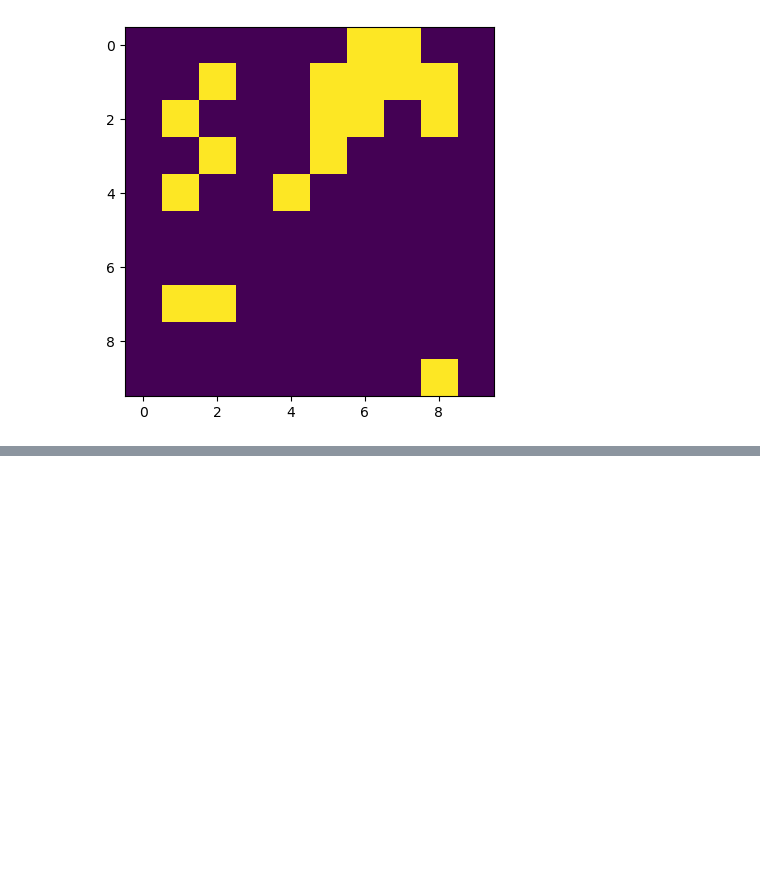
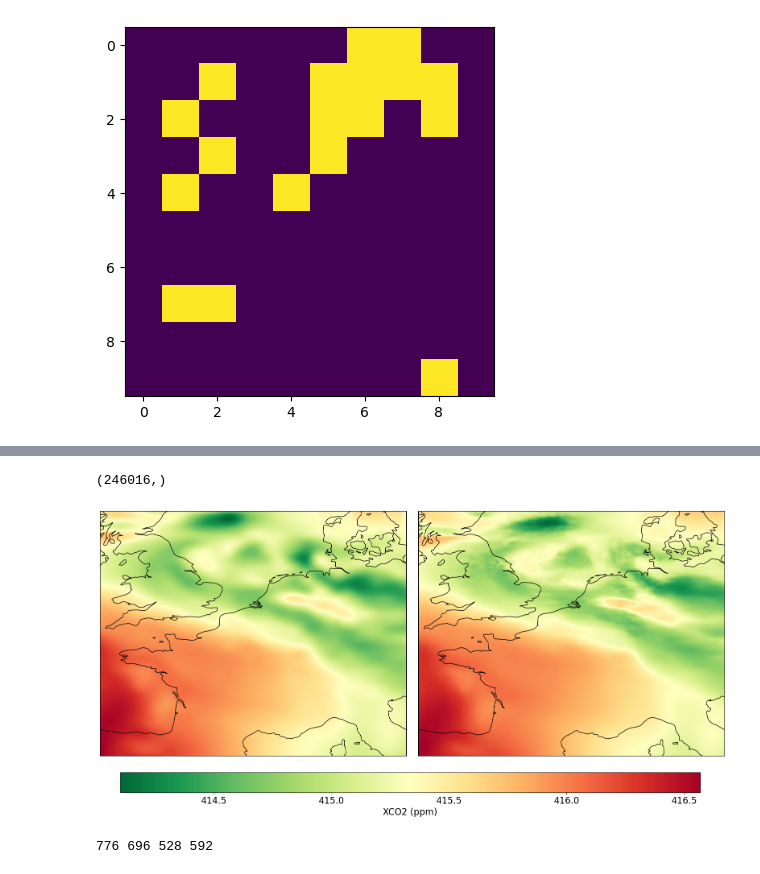
Before and after one commit to ar1619/DBPN_2, a Jupyter notebook: LST.ipynb, the cells around one changed output, grey strips where cells are left out. Cells and saved outputs as stored; diff of their text form; code cells hidden in the pictures; blank space fills up the shorter version.

```diff
--- a/LST.ipynb
+++ b/LST.ipynb
@@ -132,0 +173,56 @@ plt.imshow(label_lr)
+# %%
+x  = np.arange(0, 32)
+y  = np.arange(0, 32)
+europe_bicubic = RegularGridInterpolator((x, y), europe_lr, method='cubic')
+# %%
+# best_lat = 8
+# best_lon = 10
+x_sr = np.arange(0, 31, 1/16)
+y_sr = np.arange(0, 31, 1/16)
+xv, yv = np.meshgrid(x_sr, y_sr)
+xv = xv.flatten()
+yv = yv.flatten()
+values = np.concatenate((xv[:, np.newaxis], yv[:, np.newaxis]), axis=1)
+# values = np.array([best_lat, best_lon])
+bic_europe = europe_bicubic(values)
+print(bic_europe.shape)
+# bic_europe = np.reshape(bic_europe, (16*15, 16*19))
+# print(bic_europe)
+# bic_europe = np.reshape(bic_europe, (3, 3))
+# plt.imshow(bic_europe)
+# %% [output]
+(246016,)
+# %%
+bic_europe = np.reshape(bic_europe, (16*31, 16*31))
+bic_europe = np.transpose(bic_europe)
+
+# plt.imshow(bic_europe)
+# %%
+fig = plt.figure(figsize=(20, 10))
+ax1 = fig.add_subplot(1, 2, 1, projection=ccrs.PlateCarree())
+ax1.coastlines()
+plt.imshow(bic_europe,extent=extents, cmap=RdYlGn_r, vmin=np.min(europe_lr[:-1,:-1]), vmax=np.max(europe_lr[:-1,:-1]))
+ax2 = fig.add_subplot(1, 2, 2, projection=ccrs.PlateCarree())
+ax2.coastlines()
+im = ax2.imshow(europe_sr[:-16,:-16], extent=extents, cmap=RdYlGn_r)
+fig.subplots_adjust(wspace=0.04)
+cbar_ax = fig.add_axes([0.15, 0.10, 0.72, 0.05])
+cbar = fig.colorbar(im, orientation='horizontal', cax=cbar_ax)
+cbar.ax.tick_params(labelsize=16)
+cbar.set_label(label='XCO2 (ppm)', size=16)
+# %% [output]
+[figure, added]
+# %%
+fusion_file = NetCDFFile('../../RDS/data_fusion/2020/2020-05-11.nc')
+xco2 = np.asarray(fusion_file.variables['XCO2'][:])
+Lat = np.asarray(fusion_file.variables['Lat'][:])
+Lon = np.asarray(fusion_file.variables['Lon'][:])
+
+lonE_f = find_nearest(Lon, lonW+20)
+lonW_f = find_nearest(Lon, lonW)
+latS_f = find_nearest(Lat, latS)
+latN_f = find_nearest(Lat, latS+16)
+
+print(lonE_f, lonW_f, latS_f, latN_f)
+# %% [output]
+776 696 528 592
```
Also changed, not shown: parts of 18 cells of this notebook, 6 other files.
